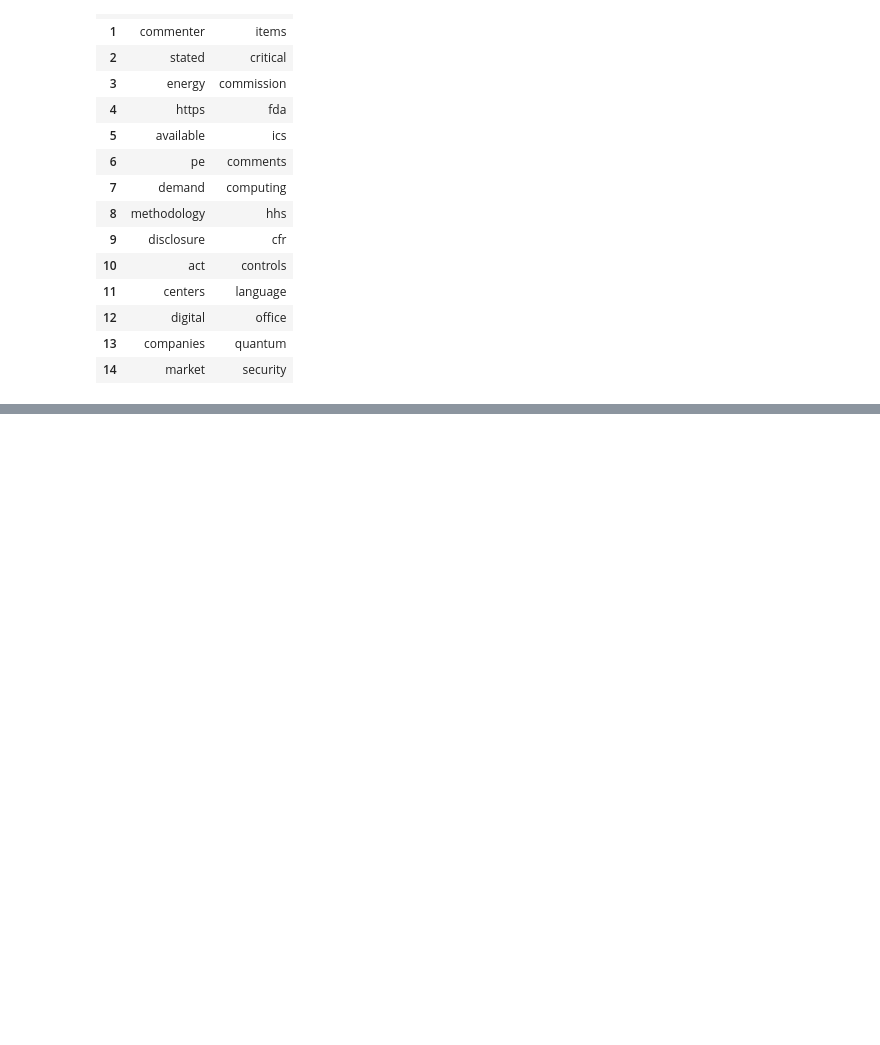
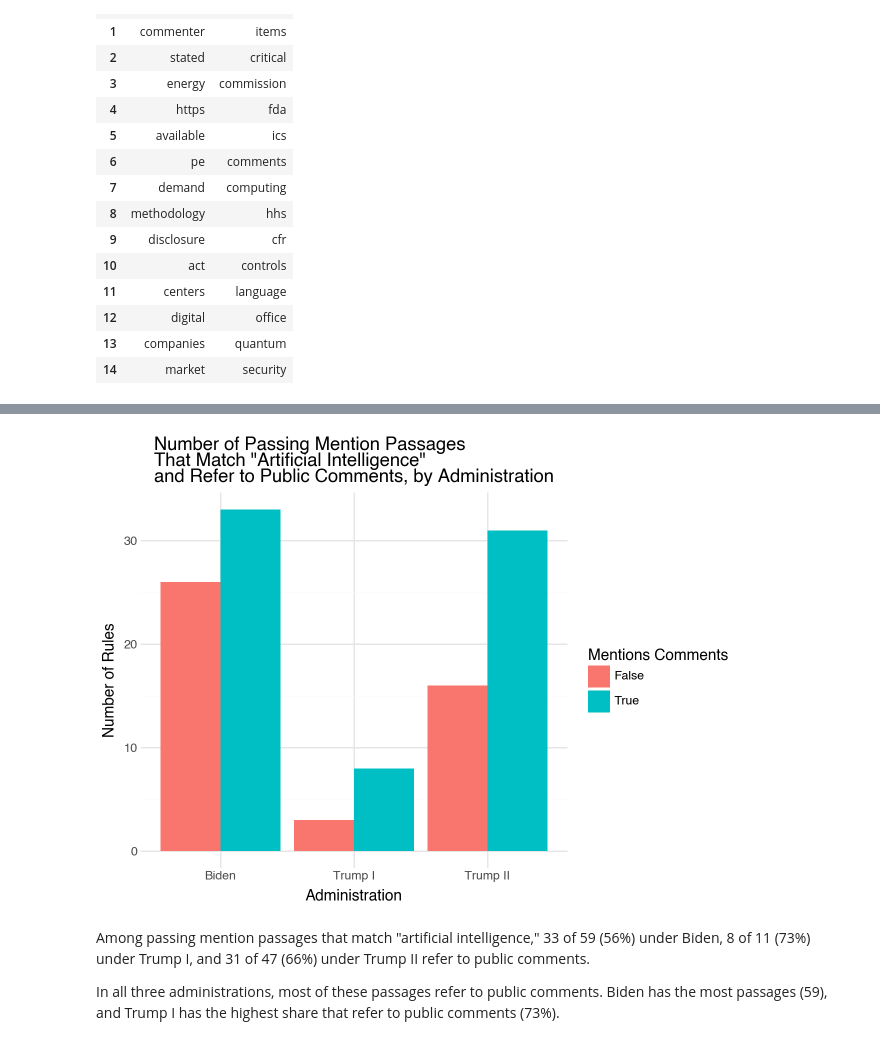
Before and after one commit to 4am1r/ComputingFinal_FederalRegister, a Jupyter notebook: scripts/04c_Analysis_by_Label.ipynb, the cells around one changed output, grey strips where cells are left out. Saved outputs shown, nothing was run; the diff lists cells and outputs as text; code cells hidden in the pictures; blank space fills up the shorter version.

```diff
--- a/scripts/04c_Analysis_by_Label.ipynb
+++ b/scripts/04c_Analysis_by_Label.ipynb
@@ -149,0 +202,15 @@ plot3a
+# %%
+plot3a = (plotnine.ggplot(df_ai_true, plotnine.aes(x='administration', fill='contains_comment'))
+          + plotnine.geom_bar(position='dodge')
+          + plotnine.labs(title='Number of Passing Mention Passages\nThat Match "Artificial Intelligence"\nand Refer to Public Comments, by Administration',
+                          x='Administration',
+                          y='Number of Rules',
+                          fill='Mentions Comments')
+          + plotnine.theme_minimal())
+plot3a
+# %% [output]
+[figure, added]
+# %% [markdown]
+Among passing mention passages that match "artificial intelligence," 33 of 59 (56%) under Biden, 8 of 11 (73%) under Trump I, and 31 of 47 (66%) under Trump II refer to public comments.
+
+In all three administrations, most of these passages refer to public comments. Biden has the most passages (59), and Trump I has the highest share that refer to public comments (73%).
```
Also changed, not shown: parts of 20 cells of this notebook.
